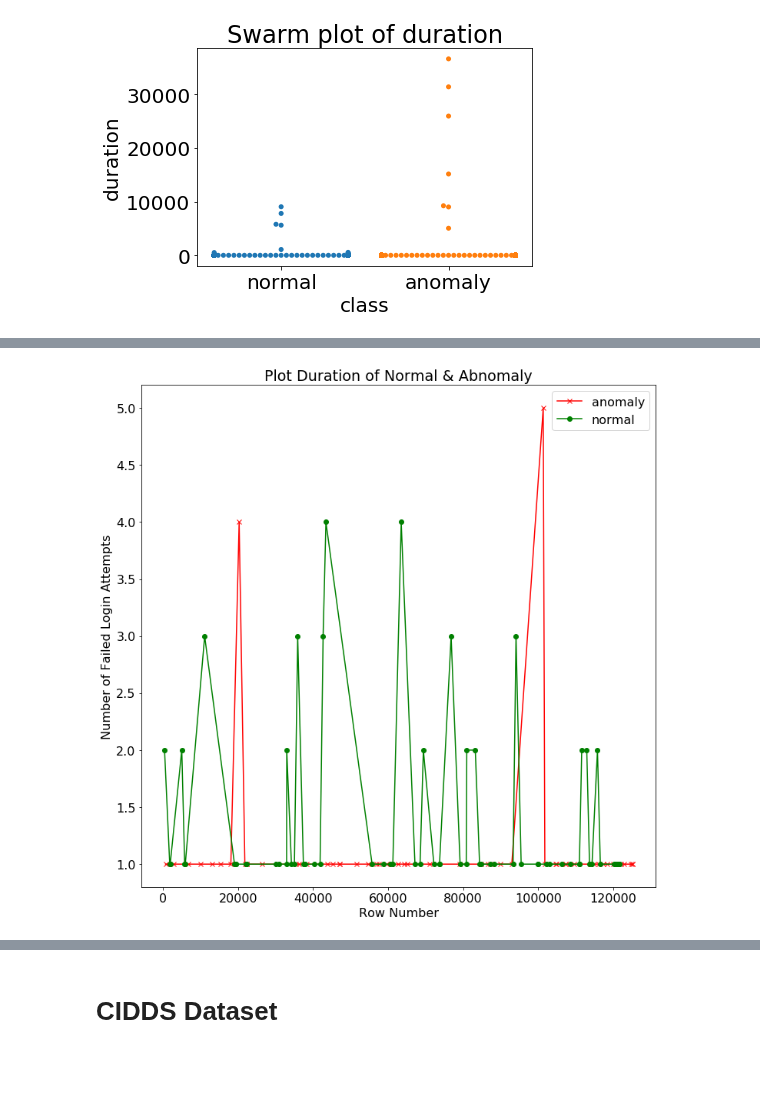
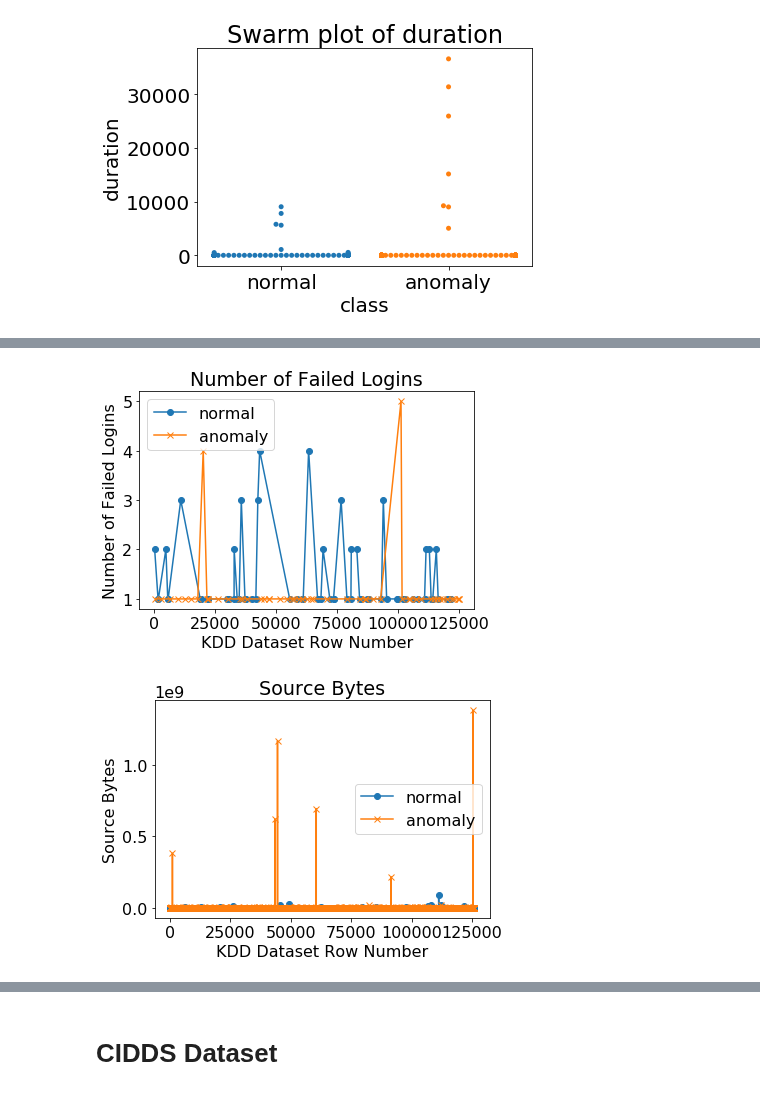
Before and after one commit to BaiKongQue/CSCI-191T_Security_Group, a Jupyter notebook: Security Group Project.ipynb, the cells around one changed output, grey strips where cells are left out. Saved outputs shown, nothing was run; the diff lists cells and outputs as text; code cells hidden in the pictures; blank space fills up the shorter version.

Commit message:
fixed plots, fixed knn, added protocol_types bar graph

```diff
--- a/Security Group Project.ipynb
+++ b/Security Group Project.ipynb
@@ -136,14 +136,14 @@ def plot_all(dataset, X, title="Scatter Plot", xLabel=None, yLabel=None):
 
     #%matplotlib inline
     for i in df.columns:
-        plt.figure(figsize=(12, 12))
+#         plt.figure(figsize=(12, 12))
         plt.rcParams.update({'font.size': 16})
-        plt.plot(a.index.values.tolist(), a[i], '-x', color='r')
-        plt.plot(n.index.values.tolist(), n[i], '-o', color='g')
-        plt.xlabel("Row Number" if xLabel==None else xLabel)
+        plt.plot(n.index.values.tolist(), n[i], '-o')
+        plt.plot(a.index.values.tolist(), a[i], '-x')
+        plt.xlabel("KDD Dataset Row Number" if xLabel==None else xLabel)
         plt.ylabel(i if yLabel==None else yLabel)
 
-        plt.legend(np.unique(dataset[X]))
+        plt.legend(np.flip(np.unique(dataset[X])))
         plt.title(title)
     plt.show()
 # %%
@@ -311,5 +311,9 @@ for i in kddDF.columns:
 ... (29 outputs left out)
 # %%
-plot_all(kddDF[['num_failed_logins','class']], "class", "Plot Duration of Normal & Abnomaly", yLabel="Number of Failed Login Attempts")
+plot_all(kddDF[['num_failed_logins','class']], "class", "Number of Failed Logins", yLabel="Number of Failed Logins")
 # %% [output]
-[figure, old version]
+[figure, new version]
+# %%
+plot_all(kddDF[['src_bytes','class']], "class", "Source Bytes", yLabel="Source Bytes")
+# %% [output]
+[figure, added]
```
Also changed, not shown: parts of 6 cells of this notebook.
